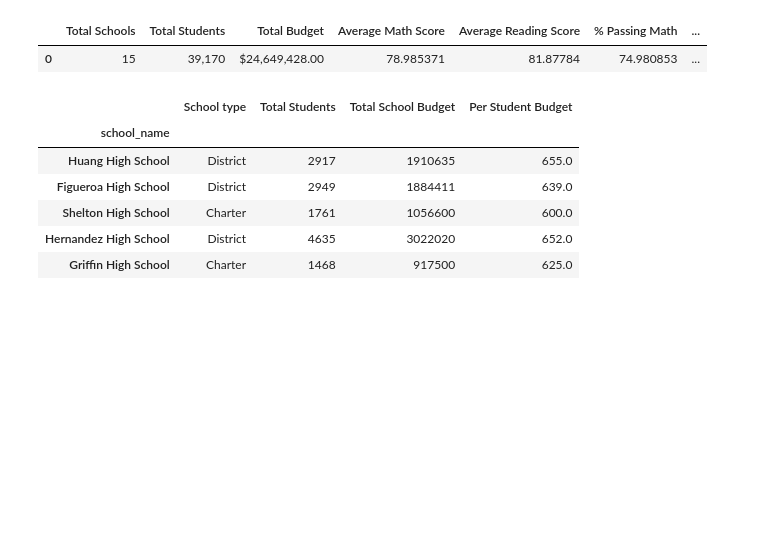
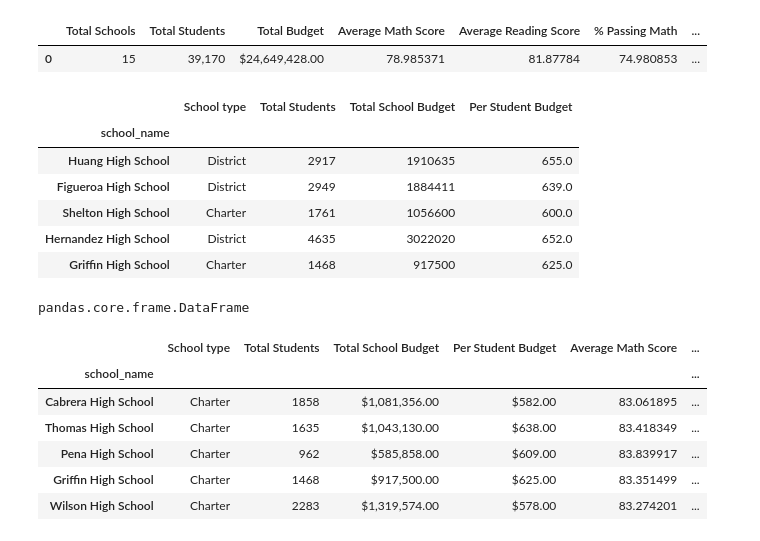
Before and after one commit to wonderbug2020/School-District-analysis, a Jupyter notebook: PyCitySchools/main2.0.ipynb, the cells around one changed output. Drawn from its saved outputs; the diff is of its cells as text; code cells hidden in the pictures; blank space fills up the shorter version.

Commit message:
finished cleaning outputs

```diff
--- a/PyCitySchools/main2.0.ipynb
+++ b/PyCitySchools/main2.0.ipynb
@@ -84,0 +83,47 @@ school_summary_base.head()
+# %%
+#Now That I have a good starting base dataframe, I just need to make some series for the remaineder
+#First to get the average math and reading scores grouped by school
+math_group_df = school_data_complete.groupby('school_name')['math_score'].mean()
+reading_group_df = school_data_complete.groupby('school_name')['reading_score'].mean()
+# %%
+#To find the percentage that are passing, I first need to get a dataframe each with a filter that only has scores above 70
+math_filter_df = school_data_complete[school_data_complete['math_score'] >= 70]
+reading_filter_df = school_data_complete[school_data_complete['reading_score'] >= 70]
+
+#Then i can group those and get a count of students by school
+math_pass_df = math_filter_df.groupby('school_name')['math_score'].count()
+reading_pass_df = reading_filter_df.groupby('school_name')['reading_score'].count()
+# %%
+#Now I should be able to take new base dataframe, and create new columns and set them equal to these series
+#First up are the average scores
+school_summary_base['Average Math Score'] = math_group_df
+school_summary_base['Average Reading Score'] = reading_group_df
+
+#Then to calculate and clean up the passing percentage
+school_summary_base['% Passing Math'] = (math_pass_df/school_summary_base['Total Students'])*100
+school_summary_base['% Passing Reading'] = (reading_pass_df/school_summary_base['Total Students'])*100
+
+#Finally the overall passing percentage is the the average of the pass per for math and reading
+school_summary_base['% Overall Passing Rate'] = (school_summary_base['% Passing Math']+school_summary_base['% Passing Reading'])/2
+
+#as a final cleaning step, both budget columns need to be converted to dollar signs
+#before i do that i need to store the per student budget in a variable that i can use later
+school_budget_per_student = school_summary_base[['Per Student Budget']]
+school_summary_base['Total School Budget'] = school_summary_base['Total School Budget'].map("${:,.2f}".format)
+school_summary_base['Per Student Budget'] = school_summary_base['Per Student Budget'].map("${:,.2f}".format)
+# %%
+type(school_budget_per_student)
+# %% [output]
+pandas.core.frame.DataFrame
+# %%
+#Now that all the information is collected up, its time to display the top 5 performing schools
+school_sum_top_overall = school_summary_base.sort_values(by=["% Overall Passing Rate"], ascending=False)
+school_sum_top_overall.head()
+# %% [output]
+|  | School type | Total Students | Total School Budget | Per Student Budget | Average Math Score | ... |
+| school_name |  |  |  |  |  | ... |
+| Cabrera High School | Charter | 1858 | $1,081,356.00 | $582.00 | 83.061895 | ... |
+| Thomas High School | Charter | 1635 | $1,043,130.00 | $638.00 | 83.418349 | ... |
+| Pena High School | Charter | 962 | $585,858.00 | $609.00 | 83.839917 | ... |
+| Griffin High School | Charter | 1468 | $917,500.00 | $625.00 | 83.351499 | ... |
+| Wilson High School | Charter | 2283 | $1,319,574.00 | $578.00 | 83.274201 | ... |
```
Also changed, not shown: parts of 8 cells of this notebook, 1 other file.
